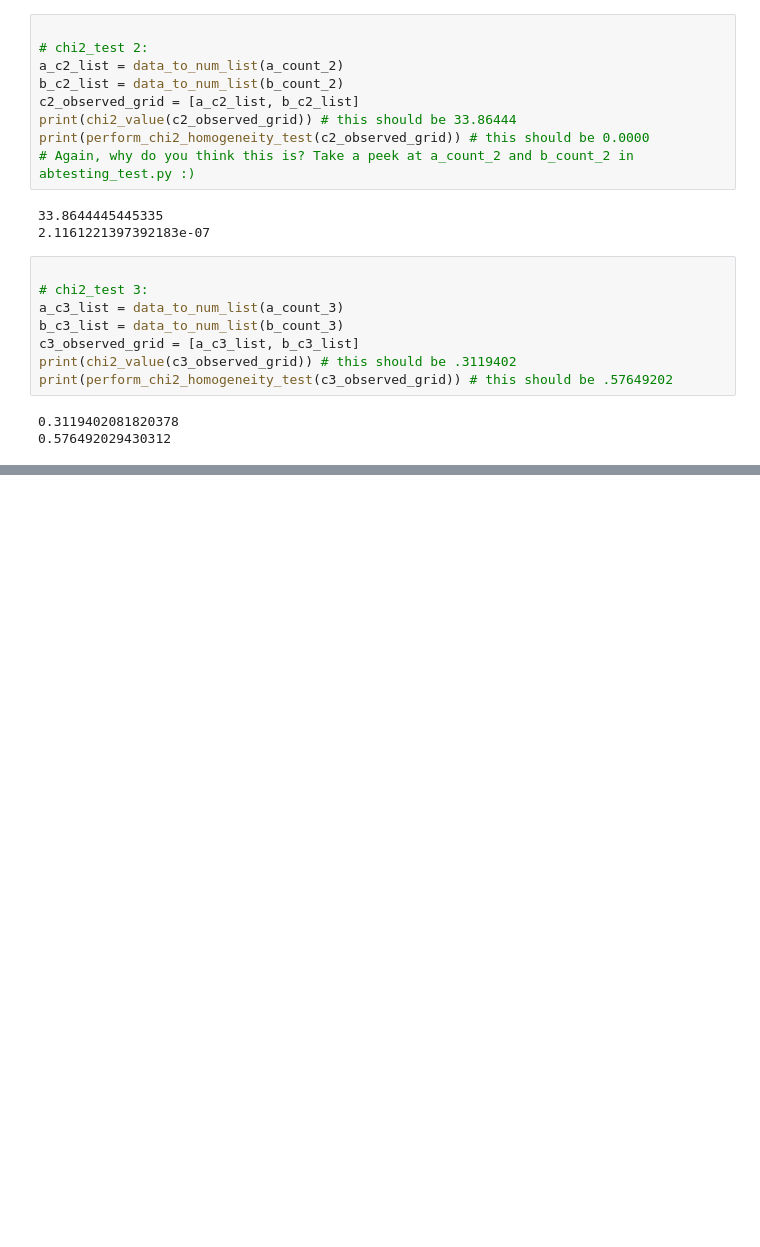
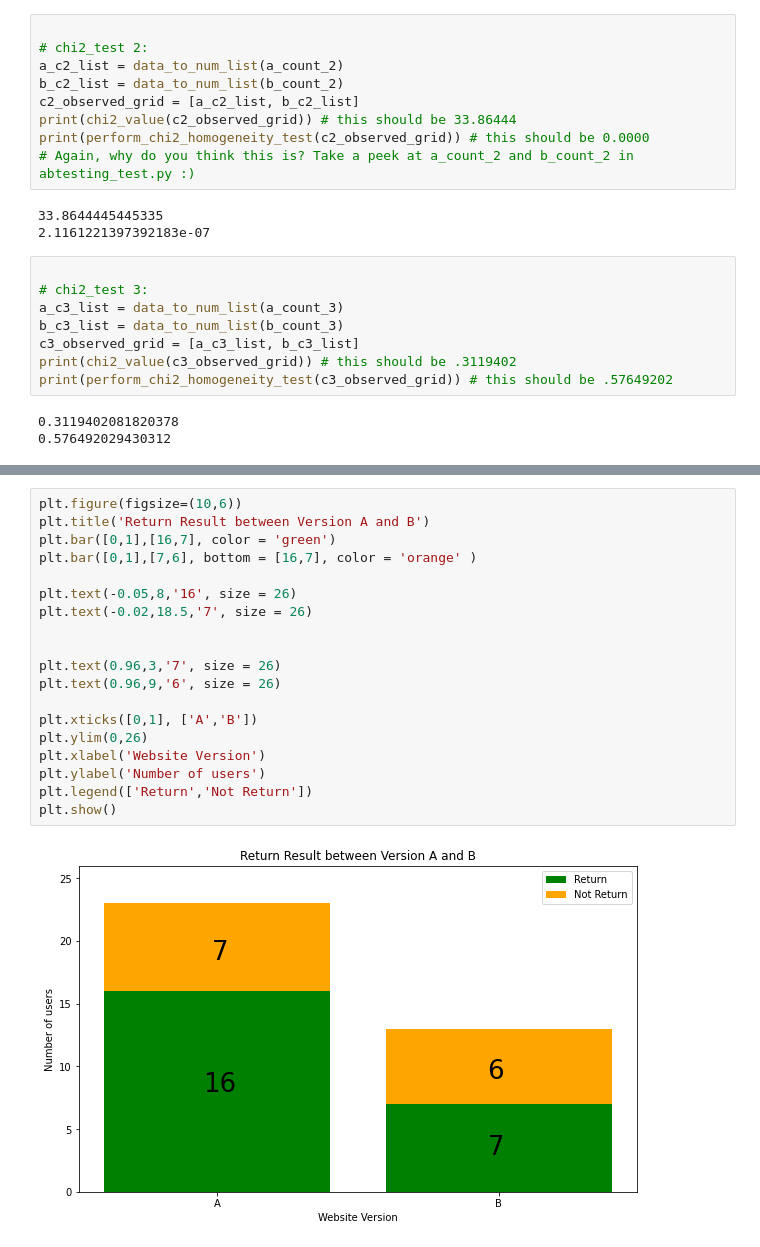
Before and after one commit to PanthonImem/1300ABTestingScript, a Jupyter notebook: AB Testing.ipynb, the cells around one changed output, grey strips where cells are left out. Drawn from its saved outputs; the diff is of its cells as text; blank space fills up the shorter version.

```diff
--- a/AB Testing.ipynb
+++ b/AB Testing.ipynb
@@ -265,0 +323,21 @@ print(perform_chi2_homogeneity_test(c3_observed_grid)) # this should be .5764920
+# %%
+plt.figure(figsize=(10,6))
+plt.title('Return Result between Version A and B')
+plt.bar([0,1],[16,7], color = 'green')
+plt.bar([0,1],[7,6], bottom = [16,7], color = 'orange' )
+
+plt.text(-0.05,8,'16', size = 26)
+plt.text(-0.02,18.5,'7', size = 26)
+
+
+plt.text(0.96,3,'7', size = 26)
+plt.text(0.96,9,'6', size = 26)
+
+plt.xticks([0,1], ['A','B'])
+plt.ylim(0,26)
+plt.xlabel('Website Version')
+plt.ylabel('Number of users')
+plt.legend(['Return','Not Return'])
+plt.show()
+# %% [output]
+[figure, added]
```
Also changed, not shown: parts of 11 cells of this notebook, 10 other files.
